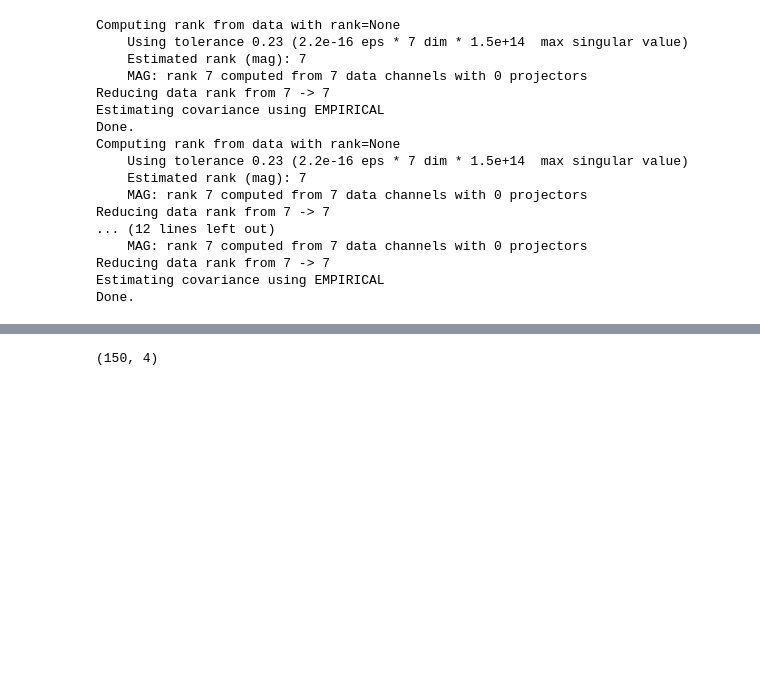
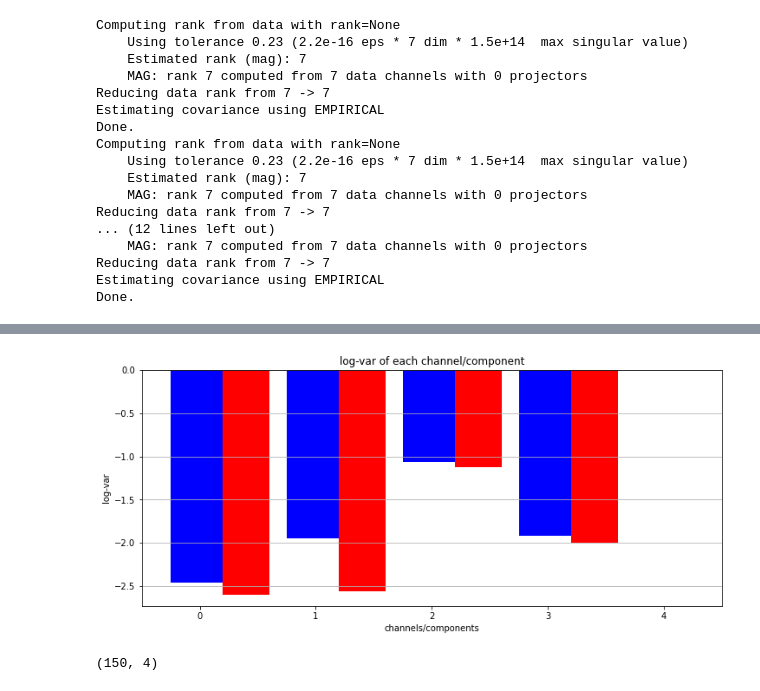
Before and after one commit to zoeis52/EE560_final_project, a Jupyter notebook: EMG-EEG-Feature-Extraction.ipynb, the cells around one changed output, grey strips where cells are left out. Saved outputs shown, nothing was run; the diff lists cells and outputs as text; code cells hidden in the pictures; blank space fills up the shorter version.

```diff
--- a/EMG-EEG-Feature-Extraction.ipynb
+++ b/EMG-EEG-Feature-Extraction.ipynb
@@ -173,3 +270,16 @@ Done.
+# %%
+# Now, let's plot the log-var after CSP
+log_chs = np.swapaxes(X_train, 0,1)
+log_chs = np.swapaxes(log_chs, 1, 2)
+ch1 = log_chs[:,:,y_train == 2]
+ch2 = log_chs[:,:,y_train == 1]
+ch2 = ch2[:,:,0:10]
+# Apply the function
+trials_logvar1 = {0: logvar(ch1),
+                1: logvar(ch2)}
+plot_logvar(trials_logvar1,4)
+# %% [output]
+[figure, added]
 # %%
 # %% [output]
 (150, 4)
```
Also changed, not shown: parts of 14 cells of this notebook.
